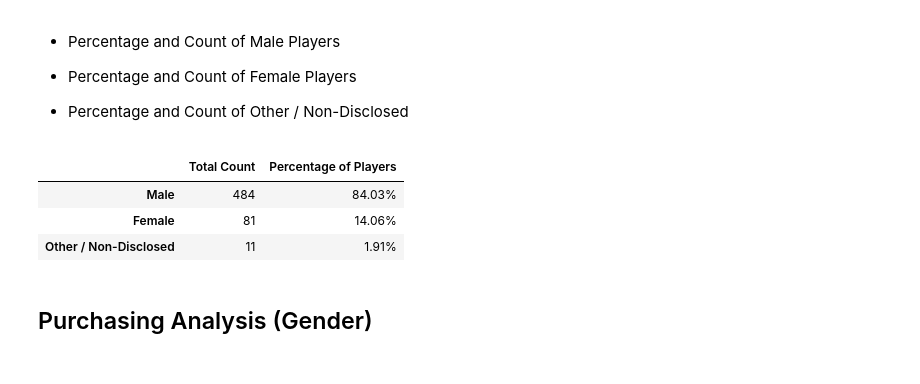
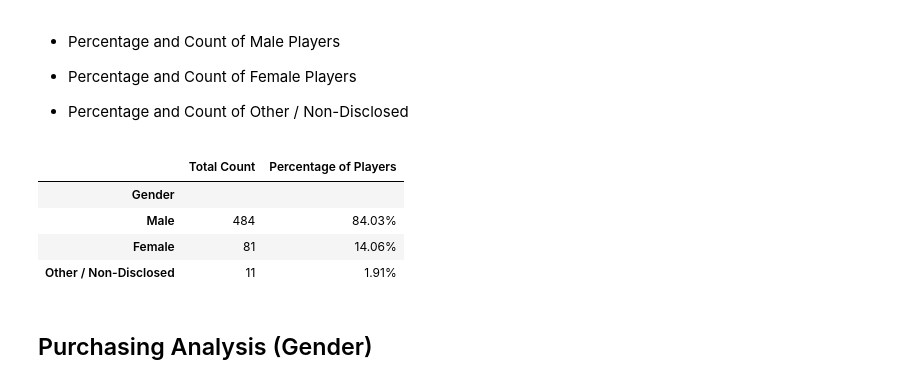
Before and after one commit to Gujaratigirl/Pandas_Challenge, a Jupyter notebook: HeroesOfPymoli/2 HeroesOfPymoli_starter.ipynb, the cells around one changed output. Saved outputs shown, nothing was run; the diff lists cells and outputs as text; code cells hidden in the pictures.

```diff
--- a/HeroesOfPymoli/2 HeroesOfPymoli_starter.ipynb
+++ b/HeroesOfPymoli/2 HeroesOfPymoli_starter.ipynb
@@ -76,31 +85,32 @@ purchase_data_df
 # %%
 #Find total count of SN - counted only once per occurance- will use this DF to do caclulations
 sn_count_df = purchase_data_df.groupby('SN').head(1)
 sn_count = len(sn_count_df["SN"])
 sn_count
 
 #Make df by Gender
 male_gender_df =sn_count_df.loc[purchase_data_df["Gender"] == "Male",:]
 female_gender_df =sn_count_df.loc[purchase_data_df["Gender"] == "Female",:]
 other_gender_df =sn_count_df.loc[purchase_data_df["Gender"] == "Other / Non-Disclosed",:]
 
 #Count how many in each
 male_count = len(male_gender_df)
 female_count = len(female_gender_df)
 other_count = len(other_gender_df)
 #Percent of each
 male_percent = round(male_count/sn_count*100,2)
 female_percent = round(female_count/sn_count*100,2)
 other_percent = round(other_count/sn_count*100,2)
 #Make DF
-gender_demo_df = pd.DataFrame({"Total Count":[male_count,female_count, other_count],
-                                "Percentage of Players": [str(male_percent)+"%",str(female_percent)+"%",str(other_percent)+"%"]},
-                             ["Male", "Female", "Other / Non-Disclosed"])
+gender_demo_df = pd.DataFrame({"Total Count":["",male_count,female_count, other_count],
+                                "Percentage of Players": ["",str(male_percent)+"%",str(female_percent)+"%",str(other_percent)+"%"]},
+                             ["Gender","Male", "Female", "Other / Non-Disclosed"])
 
 gender_demo_df = gender_demo_df.style.set_properties(**{'text-align': 'left'})
 gender_demo_df
 # %% [output]
 |  | Total Count | Percentage of Players |
+| Gender |  |  |
 | Male | 484 | 84.03% |
 | Female | 81 | 14.06% |
 | Other / Non-Disclosed | 11 | 1.91% |
```
Also changed, not shown: parts of 8 cells of this notebook.
